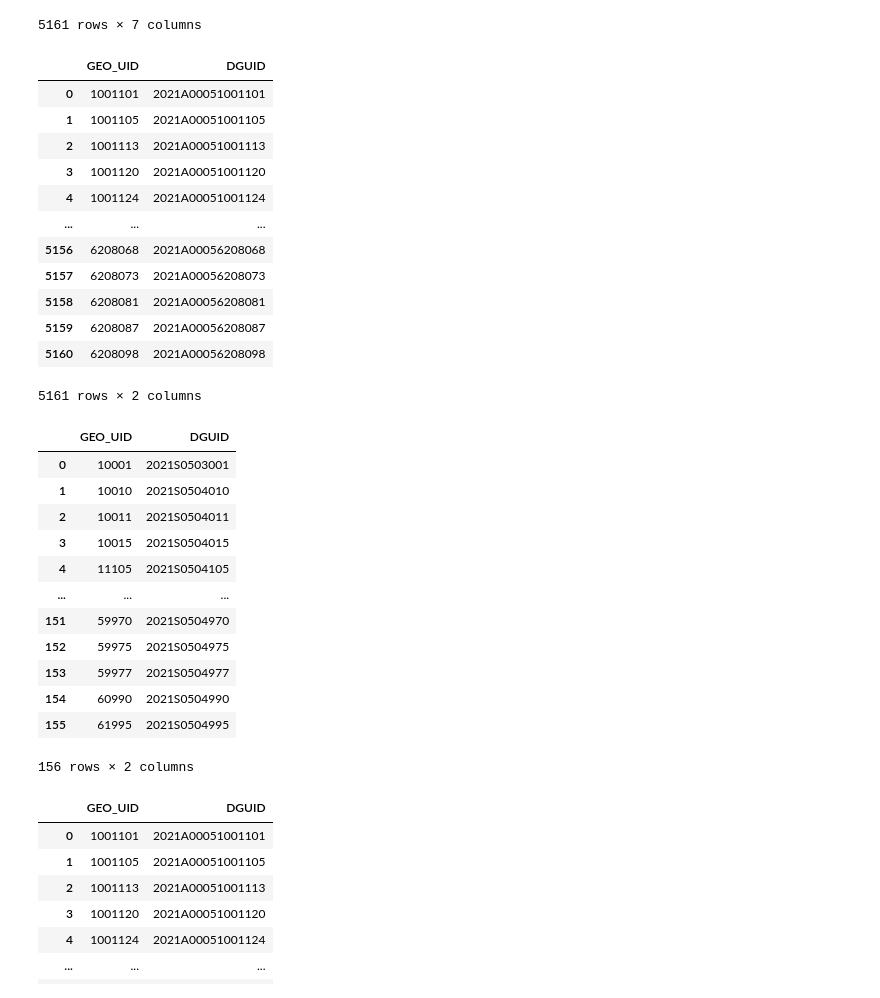
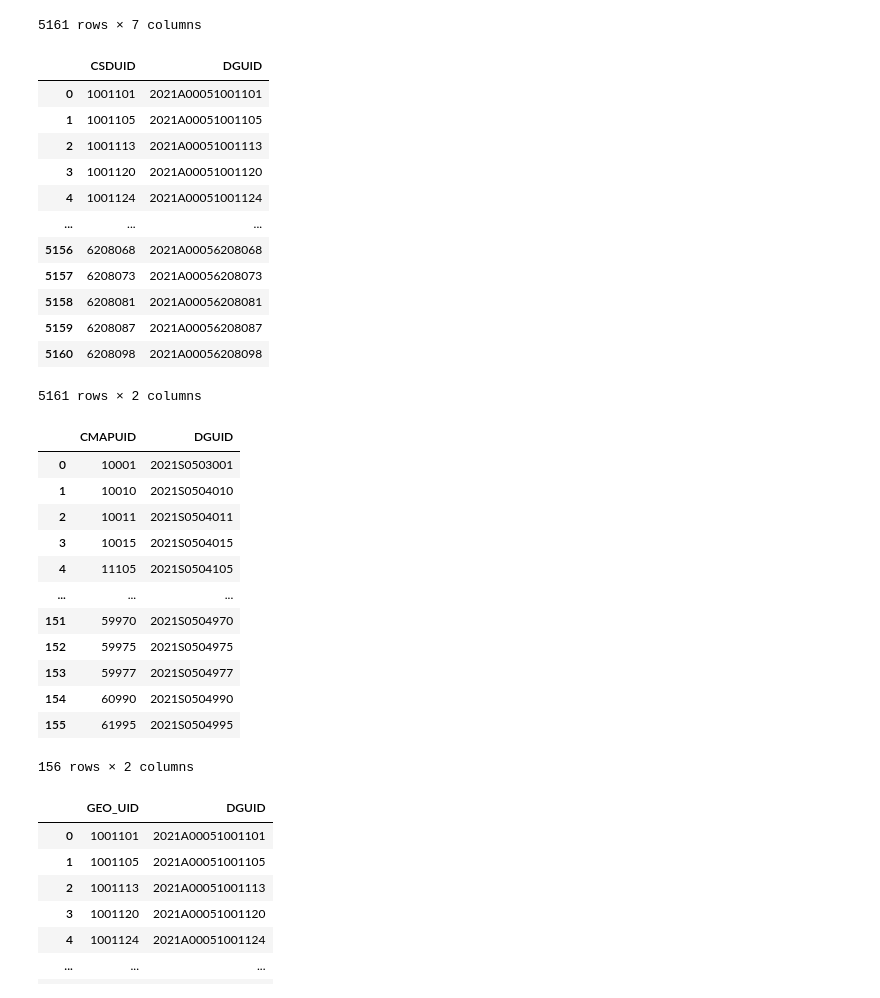
Before and after one commit to samuelmorency/StatCan-Web-App, a Jupyter notebook: data/data_wrangle backup.ipynb, the cells around one changed output. Drawn from its saved outputs; the diff is of its cells as text; code cells hidden in the pictures.

```diff
--- a/data/data_wrangle backup.ipynb
+++ b/data/data_wrangle backup.ipynb
@@ -197,10 +184,10 @@ csd_shape
 | 5160 | 6208098 | 2021A00056208098 | Kitikmeot, Unorganized | NO | 431190.4566 | 62 | MULTIPOLYGON (((5541699.5 3510034... |
 5161 rows × 7 columns
 # %%
-csd_uids = csd_shape[['CSDUID', 'DGUID']].copy().rename(columns={'CSDUID': 'GEO_UID'})
+csd_uids = csd_shape[['CSDUID', 'DGUID']].copy()
 csd_uids
 # %% [output]
-|  | GEO_UID | DGUID |
+|  | CSDUID | DGUID |
 | 0 | 1001101 | 2021A00051001101 |
 | 1 | 1001105 | 2021A00051001105 |
 | 2 | 1001113 | 2021A00051001113 |
@@ -214,10 +201,10 @@ csd_uids
 | 5160 | 6208098 | 2021A00056208098 |
 5161 rows × 2 columns
 # %%
-cma_uids = cma_shape[['CMAPUID', 'DGUID']].copy().rename(columns={'CMAPUID': 'GEO_UID'})
+cma_uids = cma_shape[['CMAPUID', 'DGUID']].copy()
 cma_uids
 # %% [output]
-|  | GEO_UID | DGUID |
+|  | CMAPUID | DGUID |
 | 0 | 10001 | 2021S0503001 |
 | 1 | 10010 | 2021S0504010 |
 | 2 | 10011 | 2021S0504011 |
```
Also changed, not shown: parts of 7 cells of this notebook, 6 other files.
